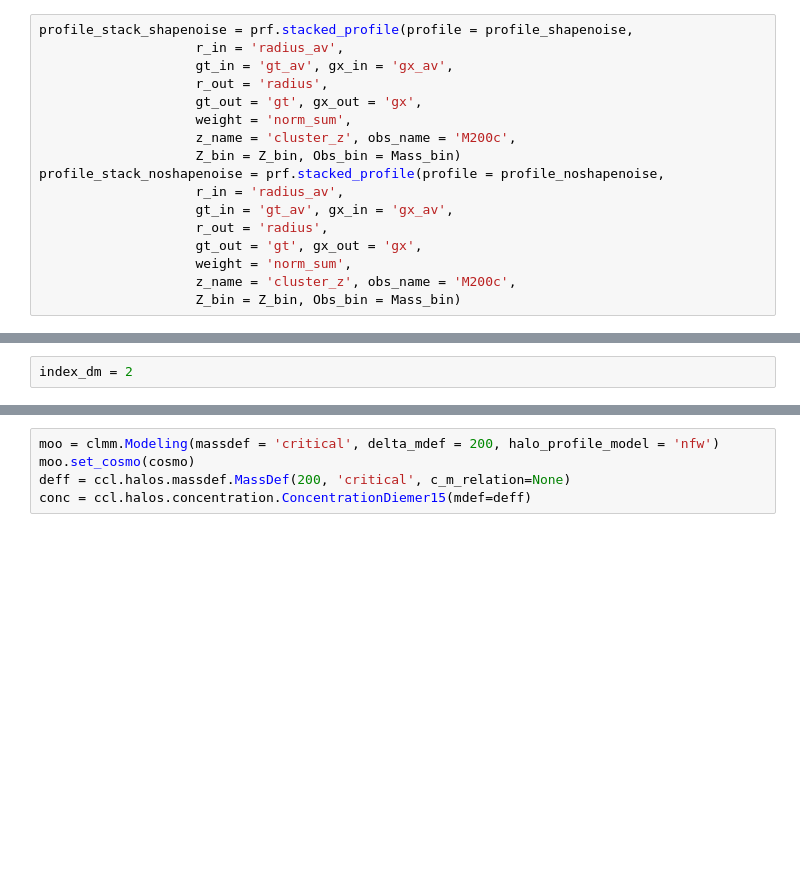
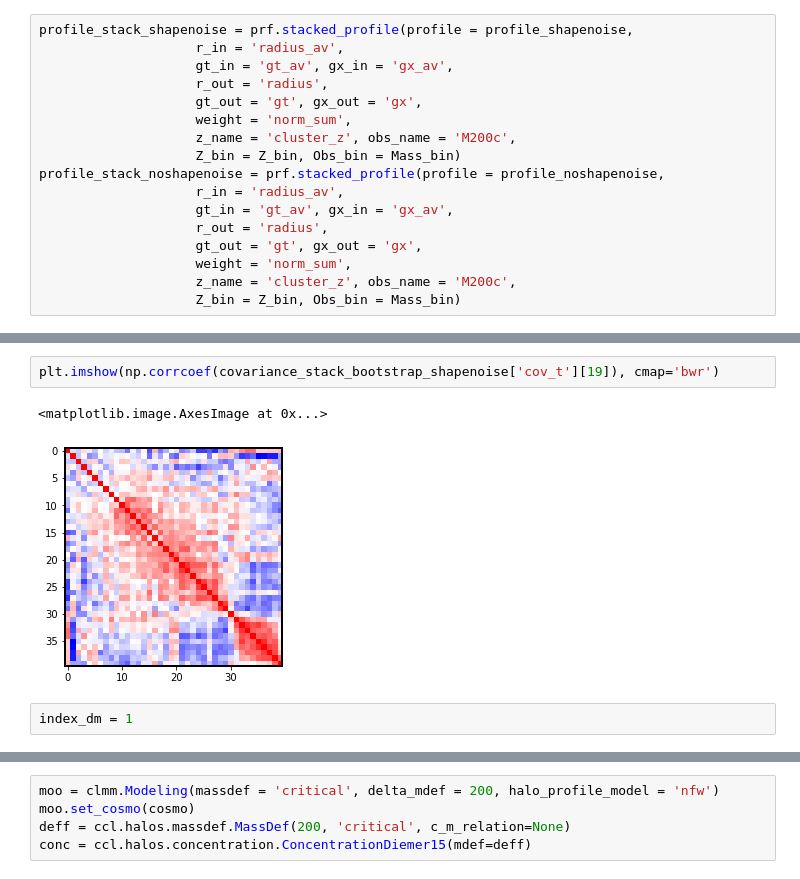
Before and after one commit to LSSTDESC/CLMassDC2, a Jupyter notebook: notebooks/DN1_Bootstrap_vs_Jacknife_covariances.ipynb, the cells around one changed output, grey strips where cells are left out. Saved outputs shown, nothing was run; the diff lists cells and outputs as text; blank space fills up the shorter version.

```diff
--- a/notebooks/DN1_Bootstrap_vs_Jacknife_covariances.ipynb
+++ b/notebooks/DN1_Bootstrap_vs_Jacknife_covariances.ipynb
@@ -155,4 +175,9 @@ print('ok jackknife')
+# %%
+plt.imshow(np.corrcoef(covariance_stack_bootstrap_shapenoise['cov_t'][19]), cmap='bwr')
+# %% [output]
+<matplotlib.image.AxesImage at 0x...>
+[figure, added]
 # %%
-index_dm = 2
+index_dm = 1
 # %%
 profile_f['radial_bin'][0]
```
Also changed, not shown: parts of 10 cells of this notebook, 8 other files.
